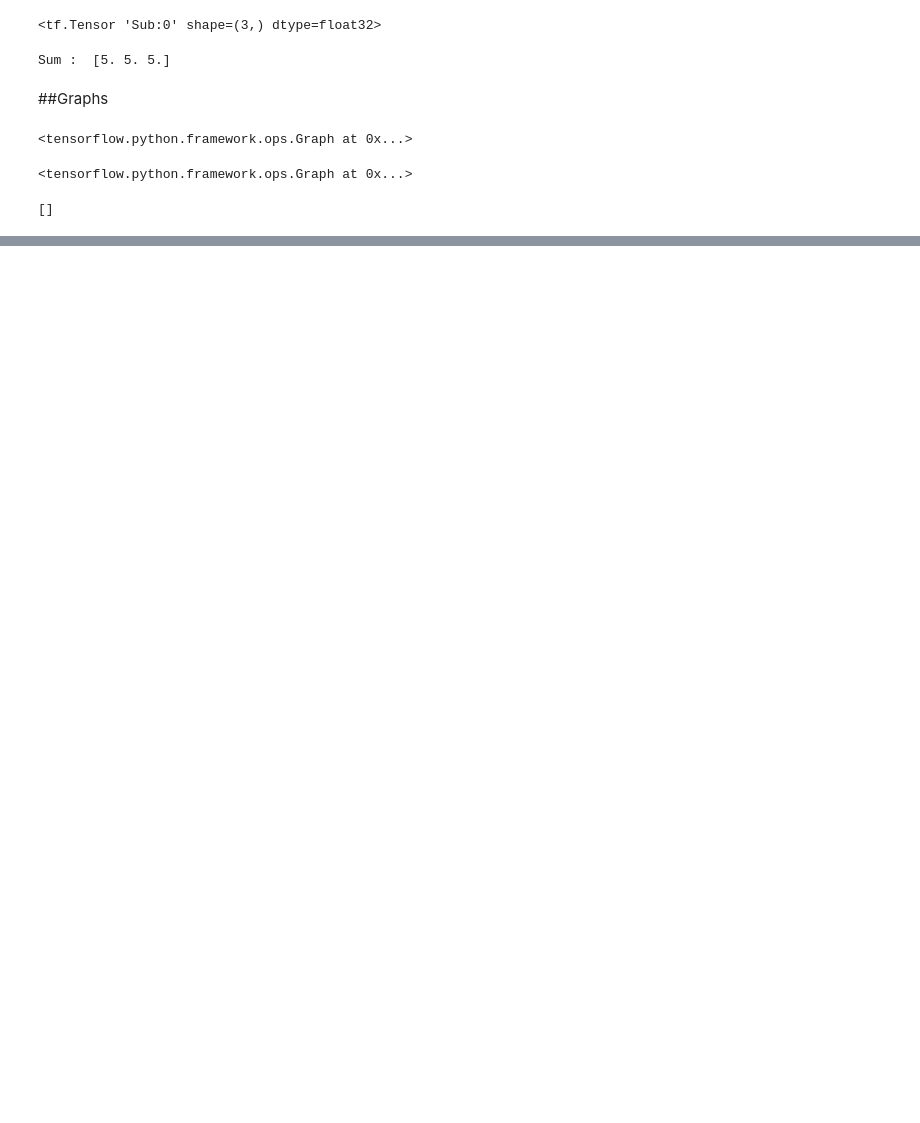
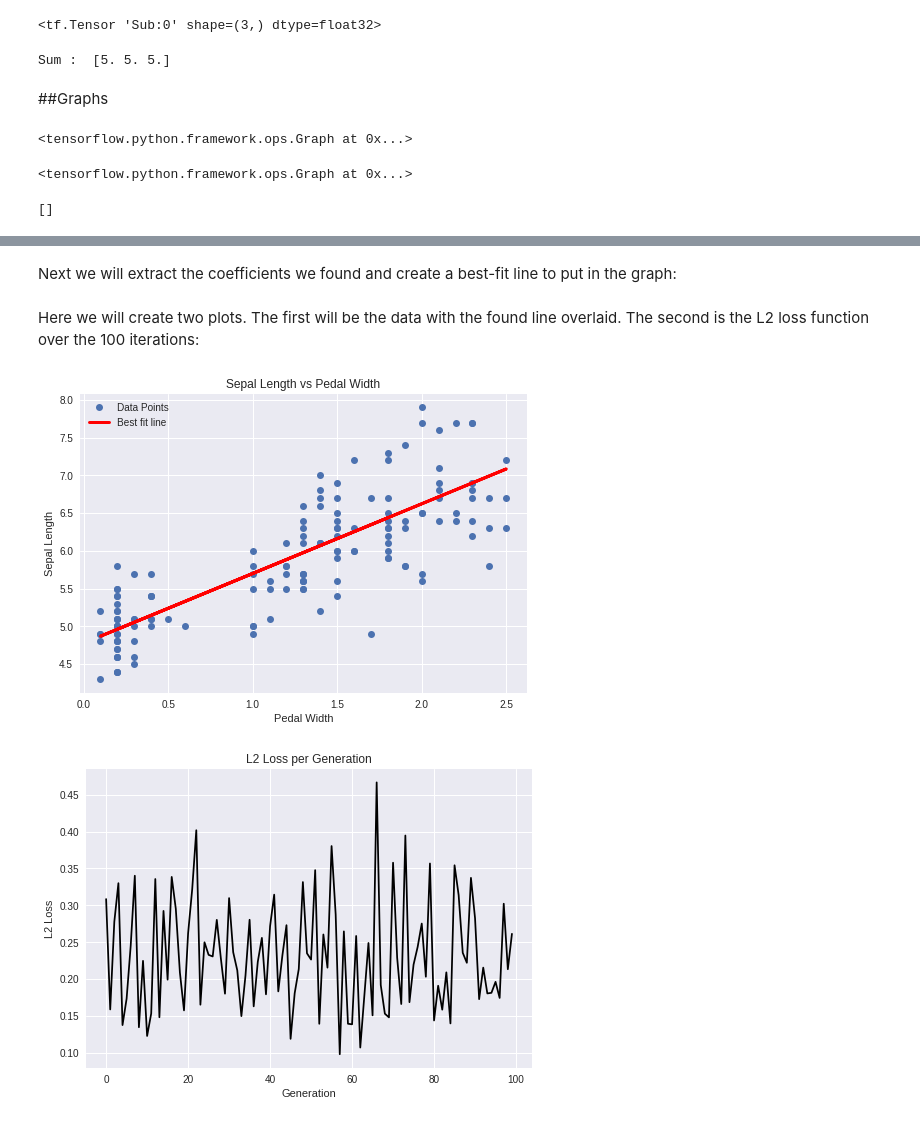
Before and after one commit to AtharKharal/Tensorflow-ML-using-Python, a Jupyter notebook: Tensorflow_Fundamentals.ipynb, the cells around one changed output, grey strips where cells are left out. Drawn from its saved outputs; the diff is of its cells as text; code cells hidden in the pictures; blank space fills up the shorter version.

```diff
--- a/Tensorflow_Fundamentals.ipynb
+++ b/Tensorflow_Fundamentals.ipynb
@@ -58,0 +85,2 @@ print(tf.get_default_graph().get_operations())
+# %%
+model_output = tf.add(tf.matmul(x_data, A), b)
@@ -58,0 +89,6 @@ print(tf.get_default_graph().get_operations())
+# %%
+loss = tf.reduce_mean(tf.square(y_target - model_output))
+init = tf.global_variables_initializer()
+sess.run(init)
+my_opt = tf.train.GradientDescentOptimizer(learning_rate)
+train_step = my_opt.minimize(loss)
@@ -58,0 +100,13 @@ print(tf.get_default_graph().get_operations())
+# %%
+loss_vec = []
+for i in range(100):
+    rand_index = np.random.choice(len(x_vals), size=batch_size)
+    rand_x = np.transpose([x_vals[rand_index]])
+    rand_y = np.transpose([y_vals[rand_index]])
+    sess.run(train_step, feed_dict={x_data: rand_x, y_target:
+    rand_y})
+    temp_loss = sess.run(loss, feed_dict={x_data: rand_x, y_target: rand_y})
+    loss_vec.append(temp_loss)
+    if (i+1)%25==0:
+        print('Step #' + str(i+1) + ' A = ' + str(sess.run(A)) + 'b = ' + str(sess.run(b)))
+        print('Loss = ''' + str(temp_loss))
@@ -58,0 +122,28 @@ print(tf.get_default_graph().get_operations())
+# %% [markdown]
+Next we will extract the coefficients we found and create a best-fit line to put in the
+graph:
+# %%
+[slope] = sess.run(A)
+[y_intercept] = sess.run(b)
+best_fit = []
+for i in x_vals:
+    best_fit.append(slope*i+y_intercept)
+# %% [markdown]
+Here we will create two plots. The first will be the data with the found line overlaid.
+The second is the L2 loss function over the 100 iterations:
+# %%
+plt.plot(x_vals, y_vals, 'o', label='Data Points')
+plt.plot(x_vals, best_fit, 'r-', label='Best fit line',linewidth=3)
+plt.legend(loc='upper left')
+plt.title('Sepal Length vs Pedal Width')
+plt.xlabel('Pedal Width')
+plt.ylabel('Sepal Length')
+plt.show()
+plt.plot(loss_vec, 'k-')
+plt.title('L2 Loss per Generation')
+plt.xlabel('Generation')
+plt.ylabel('L2 Loss')
+plt.show()
+# %% [output]
+[figure, added]
+[figure, added]
```
Also changed, not shown: parts of 9 cells of this notebook.
